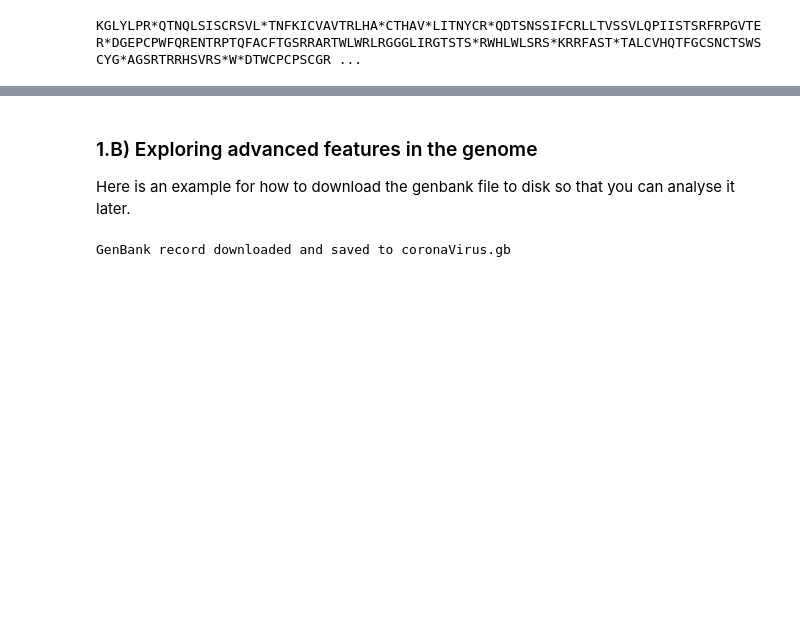
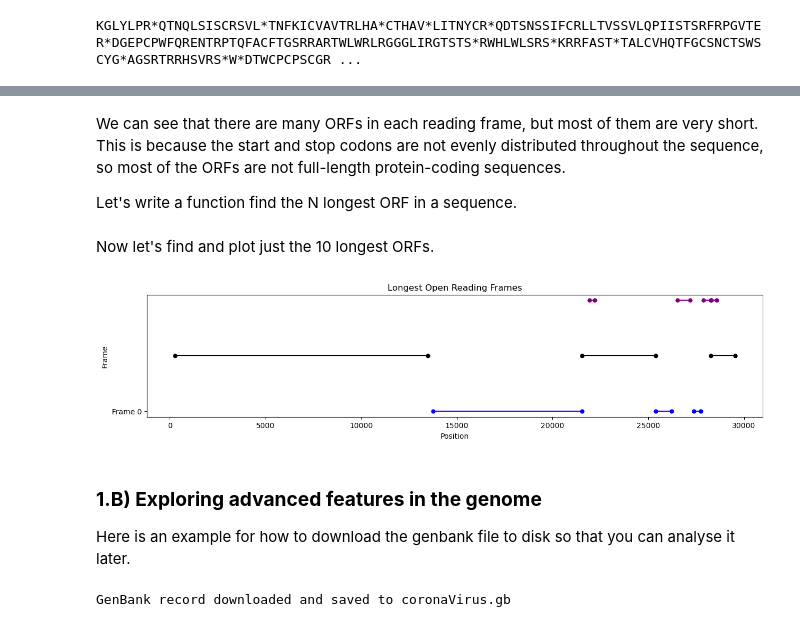
Before and after one commit to nlgrasso/480A5CourseMaterials, a Jupyter notebook: Module2-Bioinformatics/M2A_Getting_and_Annotating_Genomic_Sequences.ipynb, the cells around one changed output, grey strips where cells are left out. Cells and saved outputs as stored; diff of their text form; code cells hidden in the pictures; blank space fills up the shorter version.

```diff
--- a/Module2-Bioinformatics/M2A_Getting_and_Annotating_Genomic_Sequences.ipynb
+++ b/Module2-Bioinformatics/M2A_Getting_and_Annotating_Genomic_Sequences.ipynb
@@ -238,8 +319,16 @@ KGLYLPR*QTNQLSISCRSVL*TNFKICVAVTRLHA*CTHAV*LITNYCR*QDTSNSSIFCRLLTVSSVLQPIISTSRFR
 # %%
 # Now, let's make a plot of the open reading frames to show where they are on the sequence.
-
 # Function to find ORFs in all frames of a sequence
 def find_all_orfs(sequence):
+    '''Find all open reading frames in all three reading frames of a sequence
+
+    Inputs:
+        sequence (Bio.Seq) - The sequence to search for ORFs
+    Output:
+        orf_list (list) - A list of lists of tuples. Each list of tuples contains the start
+        and stop positions of ORFs in a given frame.
+    '''
+
     orf_list = []           # List of all the ORF we find
     for frame in range(3):  # Check each of the three reading frames
         orfs = []           # List of ORFs for the current frame
@@ -253,18 +342,3 @@ def find_all_orfs(sequence):
             lastStop += len(orf)*3 + 3           # Update the position of the last stop codon
         orf_list.append(orfs)                    # Append the list of ORFs for the current frame
     return orf_list
-
-# Find all ORFs in each frame of the sequence
-orf_positions = find_all_orfs(corona_virus.seq)
-
-# Visualize ORFs on the sequence for each frame
-plt.figure(figsize=(15, 3))
-colors = ['blue','black','purple']
-for frame, orfs in enumerate(orf_positions):
-    for start, stop in orfs:
-        plt.plot([start, stop], [frame, frame], marker='o', color=colors[frame], markersize=5)
-plt.title('Open Reading Frames in Each Frame')
-plt.xlabel('Position')
-plt.ylabel('Frame')
-plt.yticks([0, 1, 2], ['Frame 0', 'Frame 1', 'Frame 2'])
-plt.show()
@@ -272,0 +347,6 @@ plt.show()
+# %%
+# Find all ORFs in each frame of the sequence
+orf_positions = find_all_orfs(corona_virus.seq)
+
+for i in range(3):
+    print(f'Number of ORFs in frame {i} = {len(orf_positions[i])}')
@@ -272,0 +373,4 @@ plt.show()
+# %% [markdown]
+We can see that there are many ORFs in each reading frame, but most of them are very short. This is because the start and stop codons are not evenly distributed throughout the sequence, so most of the ORFs are not full-length protein-coding sequences.
+
+Let's write a function find the N longest ORF in a sequence.
@@ -273,5 +409,23 @@ plt.show()
+# %% [markdown]
+Now let's find and plot just the 10 longest ORFs.
+# %%
+# Call our function to get the 10 longest ORFs.
+longestORFbounds, frames = pickNLargestORF(orf_positions,N=10)
+
+# Visualize the 10 longest ORFs on the sequence
+plt.figure(figsize=(15, 3))
+colors = ['blue','black','purple']
+for i, (start, stop) in enumerate(longestORFbounds):
+    plt.plot([start, stop], [frames[i], frames[i]], marker='o', color=colors[frames[i]], markersize=5)
+plt.title('Longest Open Reading Frames')
+plt.xlabel('Position')
+plt.ylabel('Frame')
+plt.yticks([0], ['Frame 0'])
+plt.show()
+# %% [output]
+[figure, added]
 # %% [markdown]
-### 1.B) Exploring advanced features in the genome
+### **1.B) Exploring advanced features in the genome**
 
 Here is an example for how to download the genbank file to disk so that you can analyse it later.
 # %%
```
Also changed, not shown: parts of 27 cells of this notebook.
